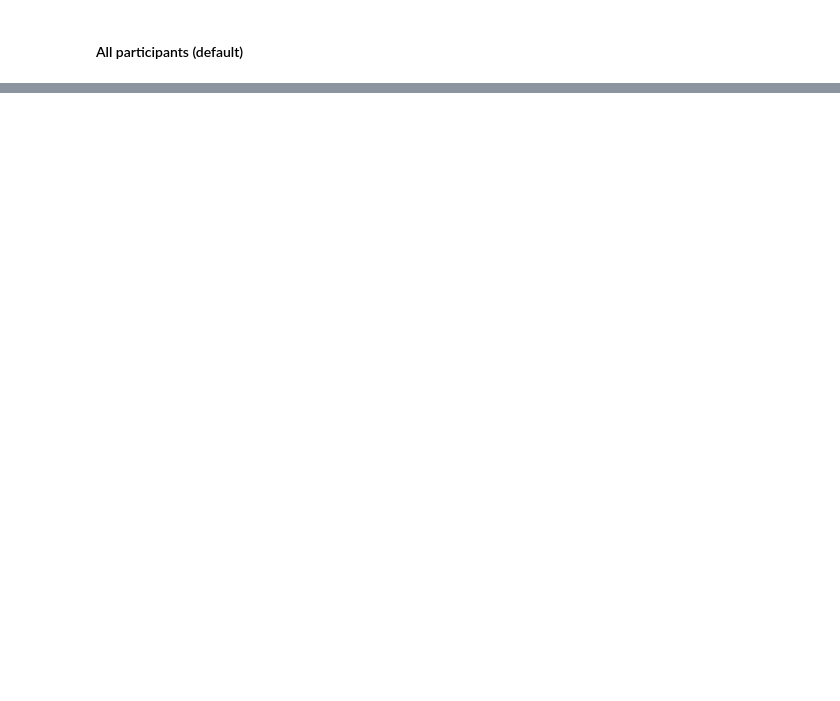
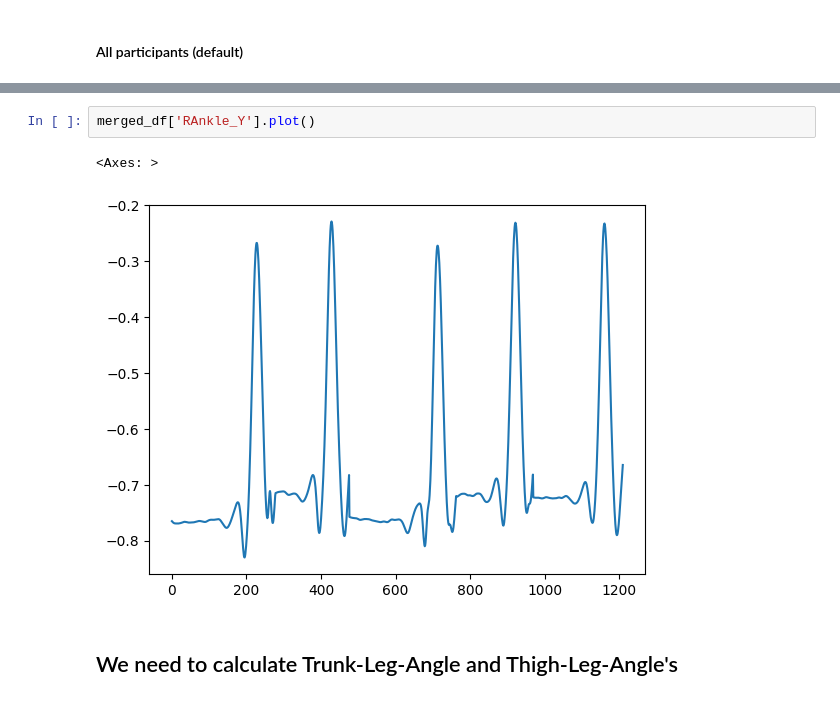
Before and after one commit to Niels-Engedal/GymTracker, a Jupyter notebook: Scripts/analysis_notebook.ipynb, the cells around one changed output, grey strips where cells are left out. Drawn from its saved outputs; the diff is of its cells as text; blank space fills up the shorter version.

```diff
--- a/Scripts/analysis_notebook.ipynb
+++ b/Scripts/analysis_notebook.ipynb
@@ -478,0 +517,7 @@ print(df_id1_1_baseline.head())
+# %%
+merged_df['RAnkle_Y'].plot()
+# %% [output]
+<Axes: >
+[figure, added]
+# %% [markdown]
+## We need to calculate Trunk-Leg-Angle and Thigh-Leg-Angle's
```
Also changed, not shown: parts of 14 cells of this notebook, 1 other file.
